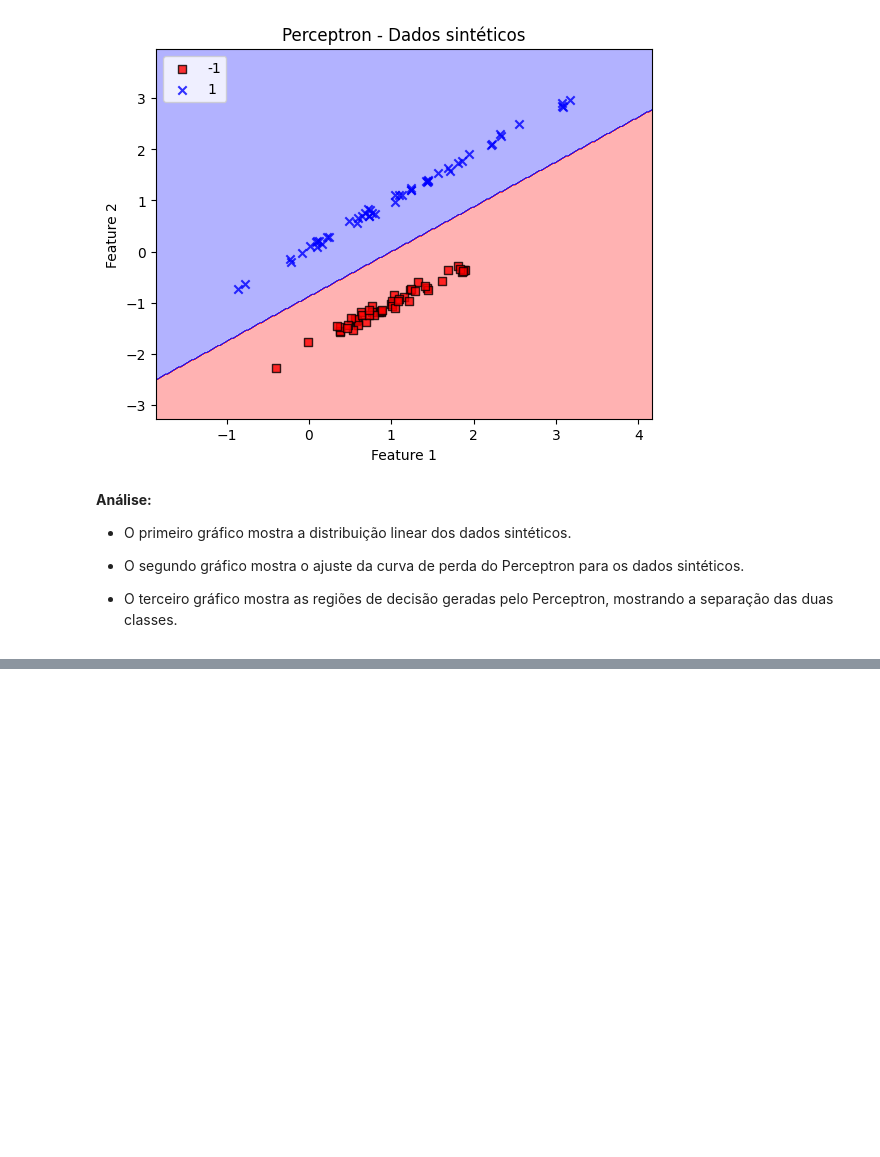
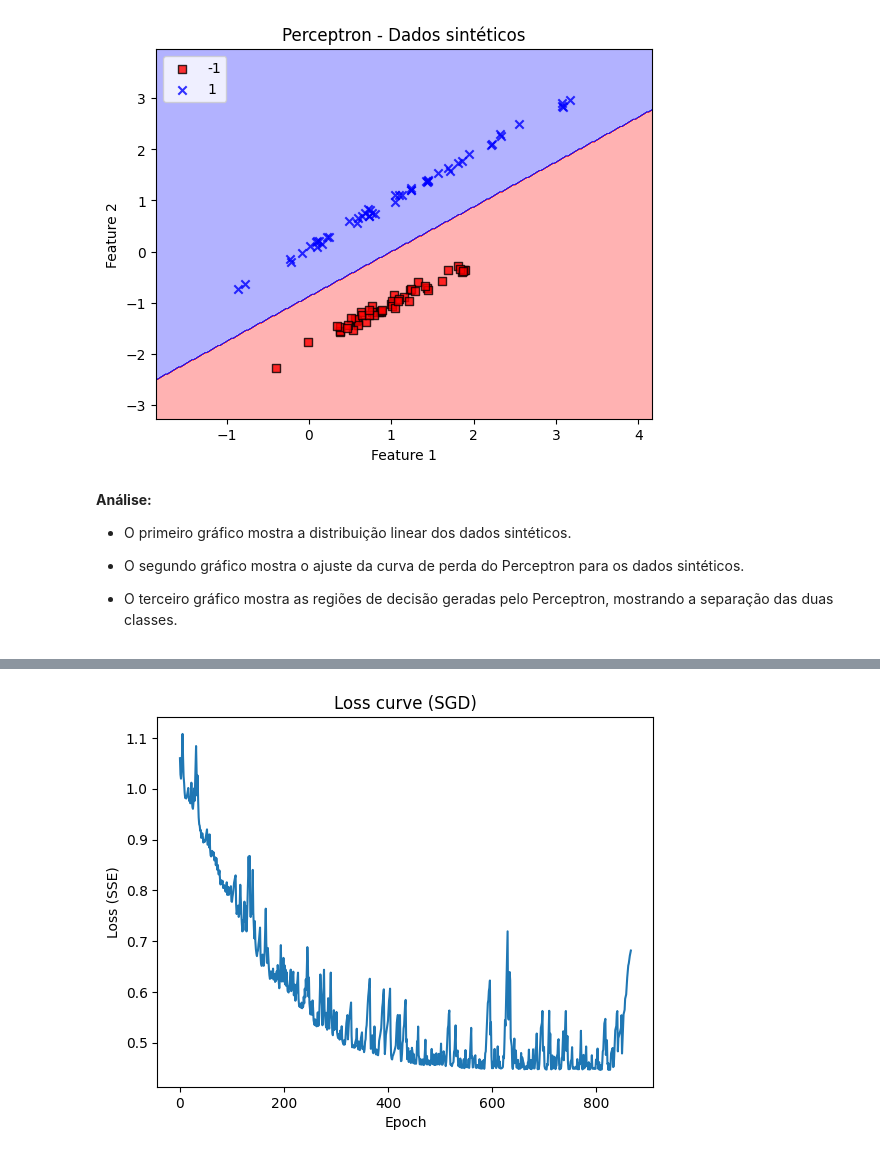
Before and after one commit to rncebranco/ufpa_ficcd_2025_3_ava, a Jupyter notebook: FICCD_Claudomiro_ativ_3_1_Multiplicacao_matrizes_Redes_neurais_Raimunda_Branco.ipynb, the cells around one changed output, grey strips where cells are left out. Cells and saved outputs as stored; diff of their text form; code cells hidden in the pictures; blank space fills up the shorter version.

```diff
--- a/FICCD_Claudomiro_ativ_3_1_Multiplicacao_matrizes_Redes_neurais_Raimunda_Branco.ipynb
+++ b/FICCD_Claudomiro_ativ_3_1_Multiplicacao_matrizes_Redes_neurais_Raimunda_Branco.ipynb
@@ -492,0 +586,78 @@ plt.show()
+# %%
+# Código com gradiente descendente estocástico
+
+# Dados do exemplo
+X = np.array([0.5, 2.3, 2.9])
+y = np.array([1.4, 1.9, 3.2])
+
+# Hiperparâmetros dos slides
+learning_rate = 0.01
+lim_steps = 1000
+lim_parada = 0.001
+
+# Dados da inicialização
+intercept = 0.0
+slope = 1.0
+
+# Armazena dados
+intercepts = []
+slopes = []
+losses = []
+
+# Função de perda SSE
+def compute_loss(X, y, intercept, slope):
+  return np.sum((y - (intercept + slope * X)) ** 2)
+
+# Gradiente descendente estocástico
+rng = np.random.default_rng(42)
+
+for step in range(lim_steps):
+  # Seleciona um índice aleatório
+  idx = rng.integers(0, len(X))
+
+  # Seleciona uma amostra
+  xi = X[idx]
+  yi = y[idx]
+
+  # Cálculo do gradiente pra uma única amostra
+  d_intercept = -2 * (yi - (intercept + slope * xi))
+  d_slope = -2 * xi * (yi - (intercept + slope * xi))
+
+  # Cálculo do step
+  step_size_intercept = d_intercept * learning_rate
+  step_size_slope = d_slope * learning_rate
+
+  # Atualiza od parâmetros
+  new_intercept = intercept - step_size_intercept
+  new_slope = slope - step_size_slope
+
+  # Cálculo da perda considerando todo o dataset
+  loss = compute_loss(X, y, intercept, slope)
+
+  # Armazena o histórico dos daods
+  intercepts.append(intercept)
+  slopes.append(slope)
+  losses.append(loss)
+
+  # Exibe as perdas a cada 100 épocas
+  if (step + 1) % 100 == 0:
+    print(f"Step {step}: Intercept = {intercept:.4f}, Slope = {slope:.4f}, Loss = {loss:.4f}")
+
+  # Condição de parada
+  if abs(step_size_intercept) < lim_parada and abs(step_size_slope) < lim_parada:
+    print(f"\nCondição de parada no step {step}")
+    break
+
+  intercept, slope = new_intercept, new_slope
+
+print(f"\nLast intercept: {intercept:.4f}")
+print(f"Last slope: {slope:.4f}")
+print(f"Last loss: {compute_loss(X, y, intercept, slope):.4f}")
+
+# Plotar a curva da perda
+plt.plot(losses)
+plt.title('Loss curve (SGD)')
+plt.xlabel('Epoch')
+plt.ylabel('Loss (SSE)')
+plt.show()
+# %% [output]
@@ -492,0 +678 @@ plt.show()
+[figure, added]
```
Also changed, not shown: parts of 4 cells of this notebook.
